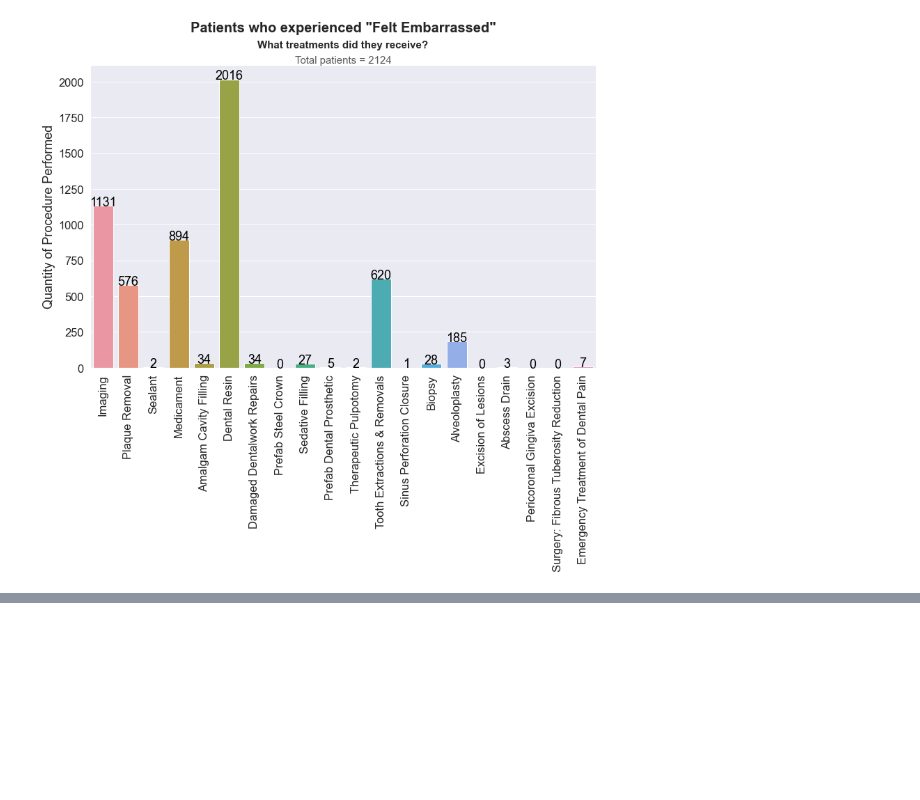
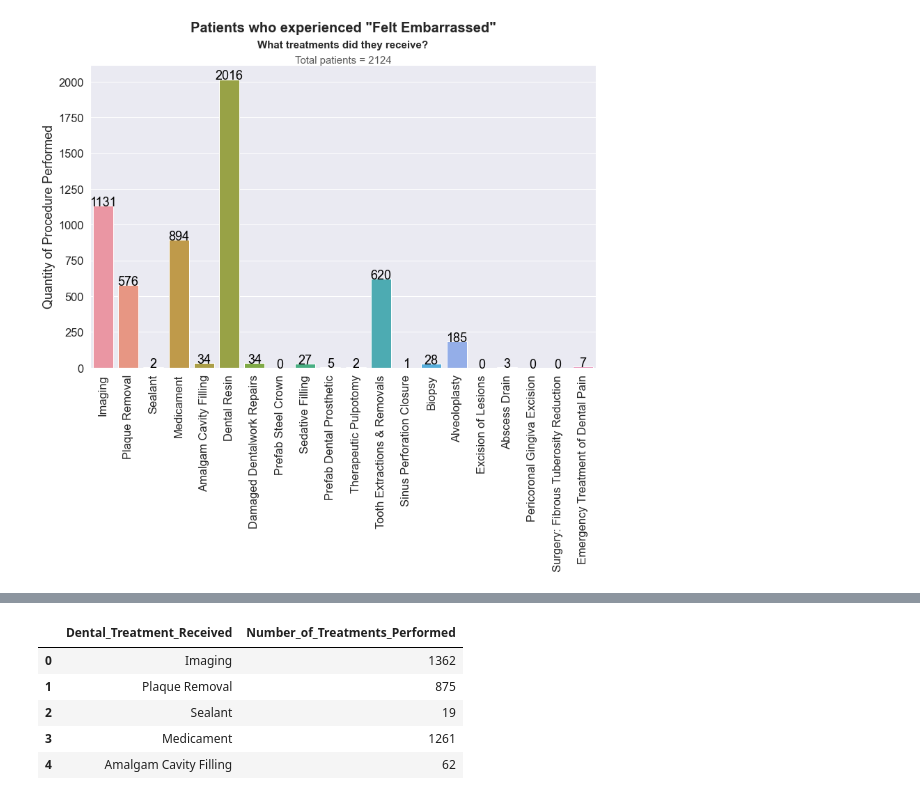
Before and after one commit to Rhunsilval/smile_on_python, a Jupyter notebook: notebooks/03_smileon_visualizations.ipynb, the cells around one changed output, grey strips where cells are left out. Cells and saved outputs as stored; diff of their text form; code cells hidden in the pictures; blank space fills up the shorter version.

```diff
--- a/notebooks/03_smileon_visualizations.ipynb
+++ b/notebooks/03_smileon_visualizations.ipynb
@@ -884,0 +1028,31 @@ for index, row in embarrassed_df.iterrows():
+# %%
+painlist = [
+    ['Imaging',1362],
+    ['Plaque Removal',875],
+    ['Sealant',19],
+    ['Medicament',1261],
+    ['Amalgam Cavity Filling',62],
+    ['Dental Resin',2663],
+    ['Damaged Dentalwork Repairs',48],
+    ['Prefab Steel Crown',7],
+    ['Sedative Filling',37],
+    ['Prefab Dental Prosthetic',8],
+    ['Therapeutic Pulpotomy',2],
+    ['Tooth Extractions & Removals',795],
+    ['Sinus Perforation Closure',1],
+    ['Biopsy',29],
+    ['Alveoloplasty',246],
+    ['Excision of Lesions',0],
+    ['Abscess Drain',7],
+    ['Pericoronal Gingiva Excision',0],
+    ['Surgery: Fibrous Tuberosity Reduction',0],
+    ['Emergency Treatment of Dental Pain',15]]
+pain_df = pd.DataFrame(painlist,columns = ['Dental_Treatment_Received','Number_of_Treatments_Performed'])
+pain_df.head()
+# %% [output]
+|  | Dental_Treatment_Received | Number_of_Treatments_Performed |
+| 0 | Imaging | 1362 |
+| 1 | Plaque Removal | 875 |
+| 2 | Sealant | 19 |
+| 3 | Medicament | 1261 |
+| 4 | Amalgam Cavity Filling | 62 |
```
Also changed, not shown: parts of 5 cells of this notebook, 2 other files.
